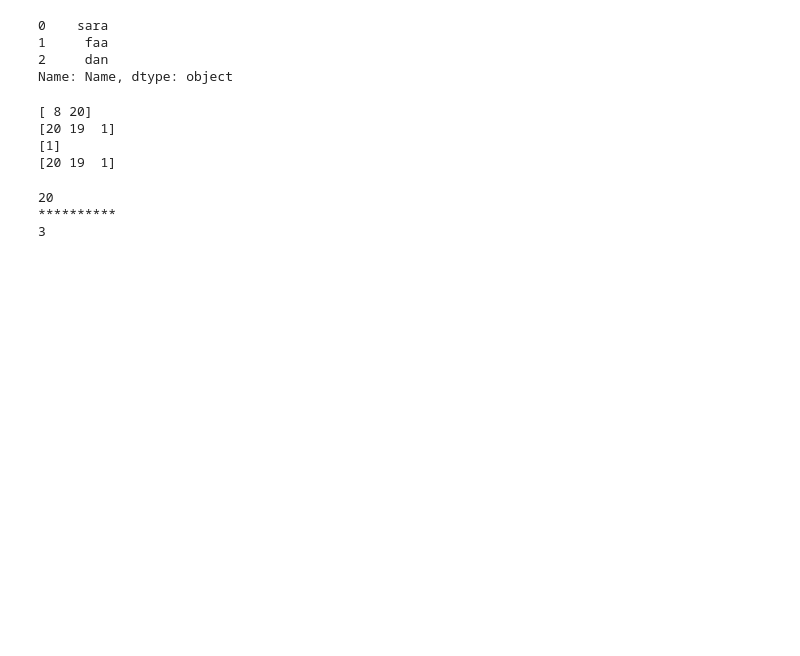
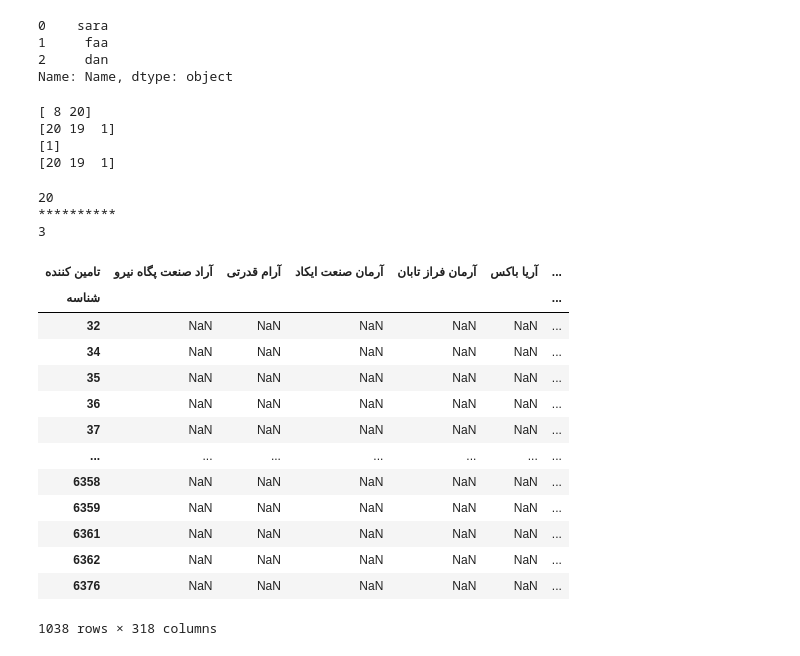
Before and after one commit to mahiiit79/lerning_noteBook, a Jupyter notebook: pandas_notes.ipynb, the cells around one changed output. Cells and saved outputs as stored; diff of their text form; code cells hidden in the pictures; blank space fills up the shorter version.

```diff
--- a/pandas_notes.ipynb
+++ b/pandas_notes.ipynb
@@ -299,6 +301,36 @@ print(scors.argmax())
 # %%
 #apply() change sth to what you want
 #x.apply(lambda c:c+1)
+
+#def sth():
+    #if sths :
+        #sthidk
+    #else:
+        #idk2
+#data['']=data[''].apply(sth
+# )
 # x.values_counts() how many from every values we have
 
 # invoice = pd.read_excel('ListData (4).xlsx',index_col=['تاریخ'])
+import pandas as pd
+import numpy  as np
+#crosstab
+invoice = pd.read_excel('ListData (4).xlsx')
+cross = pd.crosstab(index=invoice['شناسه'],columns=invoice['تامین کننده'],values=invoice['مبلغ خالص'],aggfunc=np.sum)
+# cross = pd.crosstab(index=invoice['شناسه'],columns=invoice['تامین کننده'])
+cross
+# %% [output]
+| تامین کننده | آراد صنعت پگاه نیرو | آرام قدرتی | آرمان صنعت ایکاد | آرمان فراز تابان | آریا باکس | ... |
+| شناسه |  |  |  |  |  | ... |
+| 32 | NaN | NaN | NaN | NaN | NaN | ... |
+| 34 | NaN | NaN | NaN | NaN | NaN | ... |
+| 35 | NaN | NaN | NaN | NaN | NaN | ... |
+| 36 | NaN | NaN | NaN | NaN | NaN | ... |
+| 37 | NaN | NaN | NaN | NaN | NaN | ... |
+| ... | ... | ... | ... | ... | ... | ... |
+| 6358 | NaN | NaN | NaN | NaN | NaN | ... |
+| 6359 | NaN | NaN | NaN | NaN | NaN | ... |
+| 6361 | NaN | NaN | NaN | NaN | NaN | ... |
+| 6362 | NaN | NaN | NaN | NaN | NaN | ... |
+| 6376 | NaN | NaN | NaN | NaN | NaN | ... |
+1038 rows × 318 columns
```
Also changed, not shown: parts of 2 cells of this notebook.
